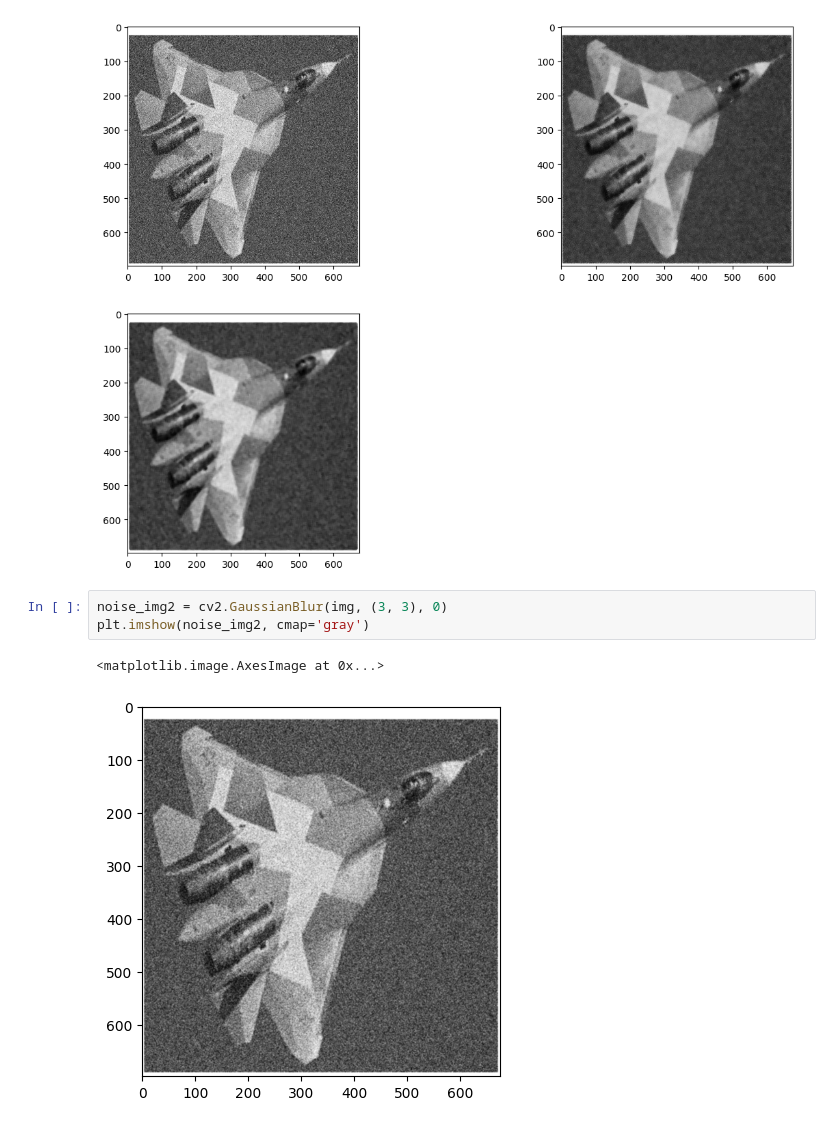
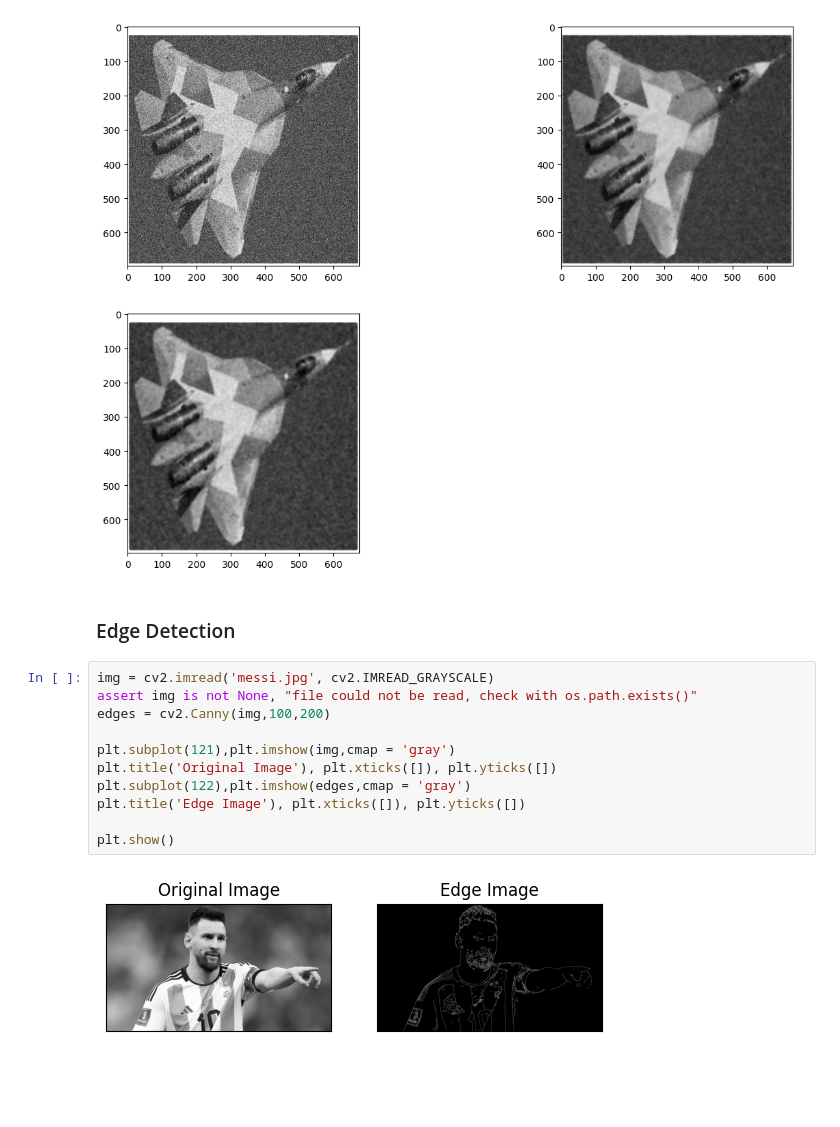
Before and after one commit to Minhdd1413/Image_Processing, a Jupyter notebook: Week4.ipynb, the cells around one changed output. Saved outputs shown, nothing was run; the diff lists cells and outputs as text; blank space fills up the shorter version.

```diff
--- a/Week4.ipynb
+++ b/Week4.ipynb
@@ -318,9 +318,18 @@ plt.imshow(filtered_img, cmap='gray')
 # %% [output]
 <matplotlib.image.AxesImage at 0x...>
 [figure]
-# %%
-noise_img2 = cv2.GaussianBlur(img, (3, 3), 0)
-plt.imshow(noise_img2, cmap='gray')
-# %% [output]
-<matplotlib.image.AxesImage at 0x...>
-[figure, removed]
+# %% [markdown]
+### Edge Detection
+# %%
+img = cv2.imread('messi.jpg', cv2.IMREAD_GRAYSCALE)
+assert img is not None, "file could not be read, check with os.path.exists()"
+edges = cv2.Canny(img,100,200)
+
+plt.subplot(121),plt.imshow(img,cmap = 'gray')
+plt.title('Original Image'), plt.xticks([]), plt.yticks([])
+plt.subplot(122),plt.imshow(edges,cmap = 'gray')
+plt.title('Edge Image'), plt.xticks([]), plt.yticks([])
+
+plt.show()
+# %% [output]
+[figure, added]
```
Also changed, not shown: parts of 19 cells of this notebook.
